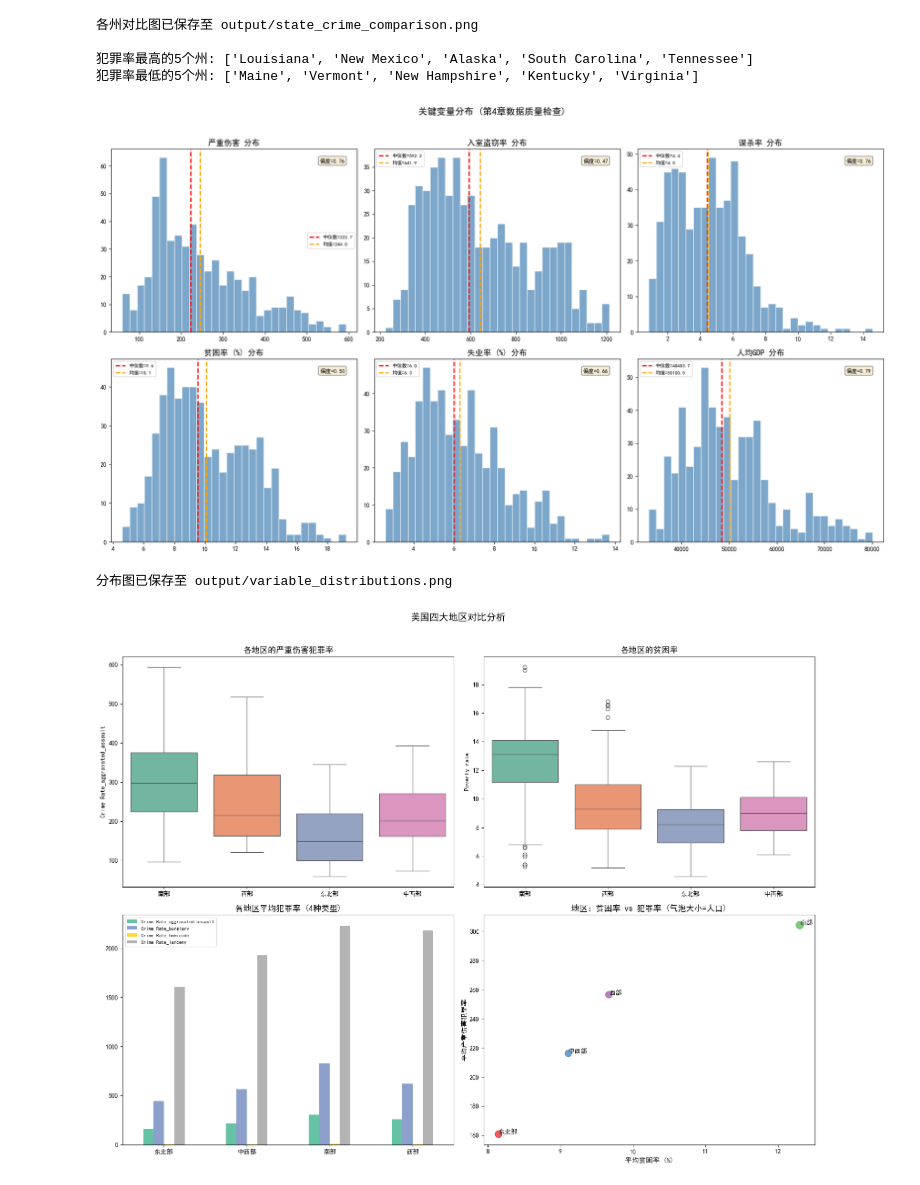
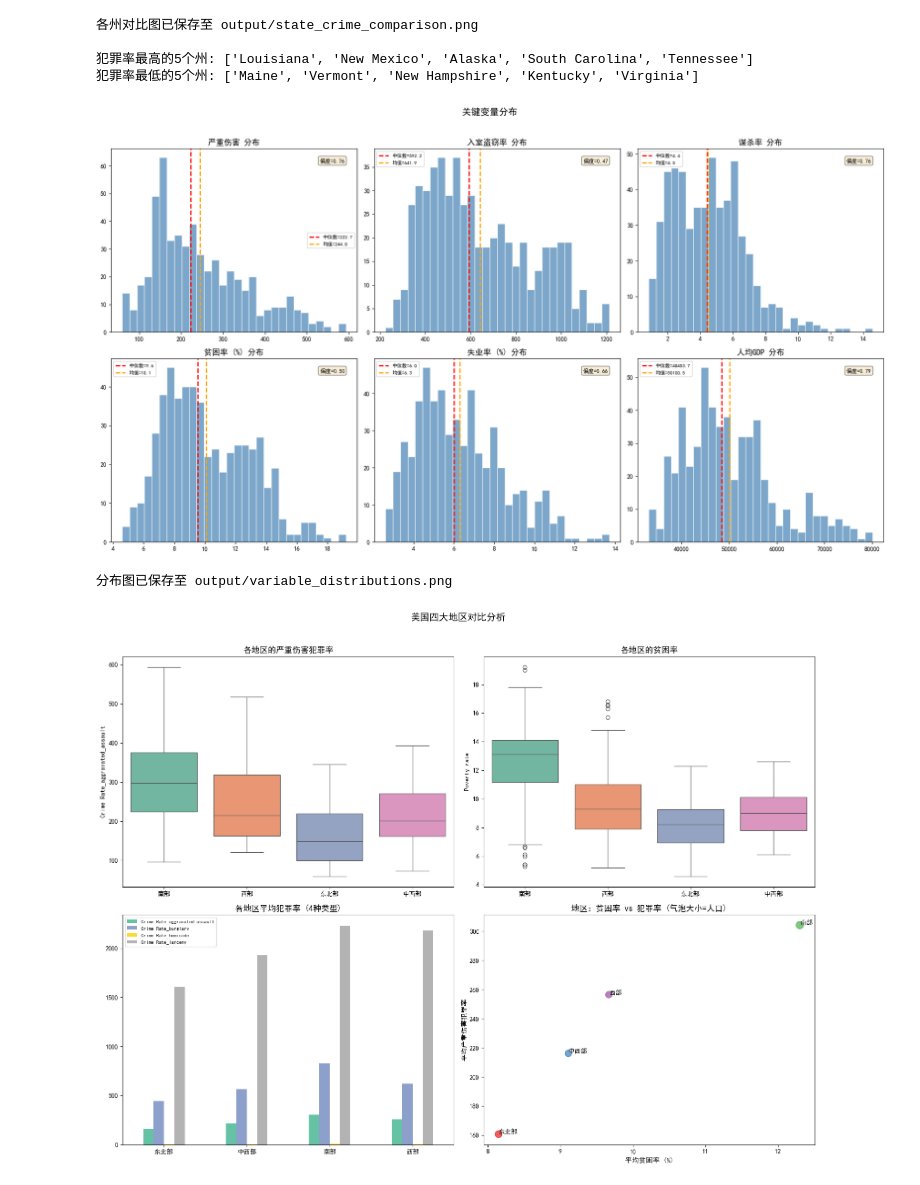
Before and after one commit to Felix-heinado/BGG-BoardGameGeek-TidyTuesday-2019-, a Jupyter notebook: Desktop/新建文件夹 (2)/team_project/team_assignment1.ipynb, the cells around one changed output. Saved outputs shown, nothing was run; the diff lists cells and outputs as text; code cells hidden in the pictures.

```diff
--- a/Desktop/新建文件夹 (2)/team_project/team_assignment1.ipynb
+++ b/Desktop/新建文件夹 (2)/team_project/team_assignment1.ipynb
@@ -324,33 +313,33 @@ print(f"犯罪率最低的5个州: {list(state_sorted.head(5).index)}")
 犯罪率最高的5个州: ['Louisiana', 'New Mexico', 'Alaska', 'South Carolina', 'Tennessee']
 犯罪率最低的5个州: ['Maine', 'Vermont', 'New Hampshire', 'Kentucky', 'Virginia']
 # %%
-# === EDA 4：关键变量分布 ===
+# EDA 4：关键变量分布
 # 直方图+箱线图评估偏度和异常值
 
 dist_cols = rate_cols[:3] + ['Poverty rate', 'Unemployment rate', 'GDP per capita']
 dist_labels = ['严重伤害', '入室盗窃率', '谋杀率',
                '贫困率 (%)', '失业率 (%)', '人均GDP']
 
 fig, axes = plt.subplots(2, 3, figsize=(18, 10))
 axes = axes.flatten()
 
 for i, (col, label) in enumerate(zip(dist_cols, dist_labels)):
     ax = axes[i]
     data = df[col].dropna()
     ax.hist(data, bins=30, edgecolor='white', alpha=0.7, color='steelblue')
     ax.axvline(data.median(), color='red', linestyle='--', linewidth=2, label=f'中位数={data.median():.1f}')
     ax.axvline(data.mean(), color='orange', linestyle='--', linewidth=2, label=f'均值={data.mean():.1f}')
     ax.set_title(f'{label} 分布', fontsize=13, fontweight='bold')
     ax.legend(fontsize=8)
     ax.text(0.95, 0.95, f'偏度={data.skew():.2f}', transform=ax.transAxes,
             ha='right', va='top', fontsize=9, bbox=dict(boxstyle='round', facecolor='wheat', alpha=0.5))
 
-plt.suptitle('关键变量分布 (第4章数据质量检查)', fontsize=15, y=1.02)
+plt.suptitle('关键变量分布 ', fontsize=15, y=1.02)
 plt.tight_layout()
 plt.savefig('output/variable_distributions.png', dpi=150, bbox_inches='tight')
 plt.show()
 print("分布图已保存至 output/variable_distributions.png")
 # %% [output]
-[figure, old version]
+[figure, new version]
 分布图已保存至 output/variable_distributions.png
 # %%
```
Also changed, not shown: parts of 18 cells of this notebook, 13 other files.
